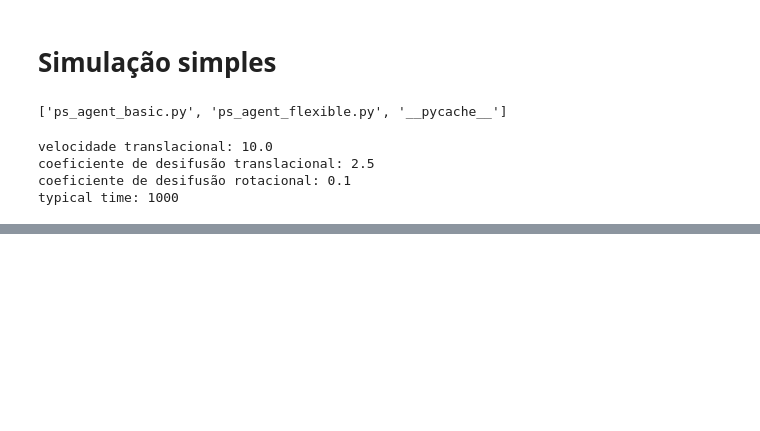
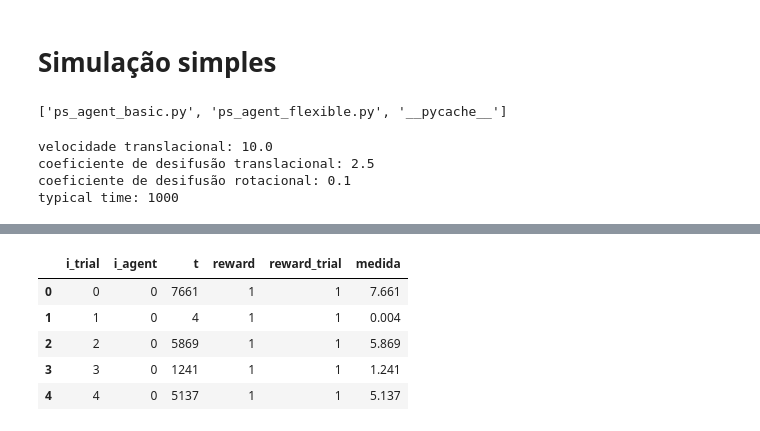
Before and after one commit to caetanyyy/active-brownian-particle-projective-simulation, a Jupyter notebook: abp_target_finding_simulation.ipynb, the cells around one changed output, grey strips where cells are left out. Saved outputs shown, nothing was run; the diff lists cells and outputs as text; code cells hidden in the pictures; blank space fills up the shorter version.

```diff
--- a/abp_target_finding_simulation.ipynb
+++ b/abp_target_finding_simulation.ipynb
@@ -250,0 +337,13 @@ MovieWriter ffmpeg unavailable; using Pillow instead.
+# %%
+n_agentes = 100
+
+#parameters for the agent - explanations can be found in the comments inside the agent file
+gamma_damping = param_dict[Pe]['gamma_damping']
+eta_glow_damping = param_dict[Pe]['eta_glow_damping']
+policy_type = 'standard'# 'softmax' ou 'standard'
+beta_softmax = 1
+num_reflections =  0
+
+#set number of trials and maximum number of steps in each trial
+num_trials = 100
+max_steps_per_trial = 20*tao
@@ -250,0 +423,14 @@ MovieWriter ffmpeg unavailable; using Pillow instead.
+# %%
+df = pd.DataFrame(statistics, columns = ['i_trial', 'i_agent', 't', 'reward','reward_trial'])
+df = df[df['i_agent'] < 8].reset_index(drop = True)
+#idx = df.groupby(['i_trial','i_agent'])['reward_trial'].idxmax().reset_index()['reward_trial']
+#df = df.loc[idx].reset_index(drop = True)
+df['medida'] = df['t']/df['reward_trial']/tao
+df.head()
+# %% [output]
+|  | i_trial | i_agent | t | reward | reward_trial | medida |
+| 0 | 0 | 0 | 7661 | 1 | 1 | 7.661 |
+| 1 | 1 | 0 | 4 | 1 | 1 | 0.004 |
+| 2 | 2 | 0 | 5869 | 1 | 1 | 5.869 |
+| 3 | 3 | 0 | 1241 | 1 | 1 | 1.241 |
+| 4 | 4 | 0 | 5137 | 1 | 1 | 5.137 |
```
Also changed, not shown: parts of 17 cells of this notebook, 8 other files.
